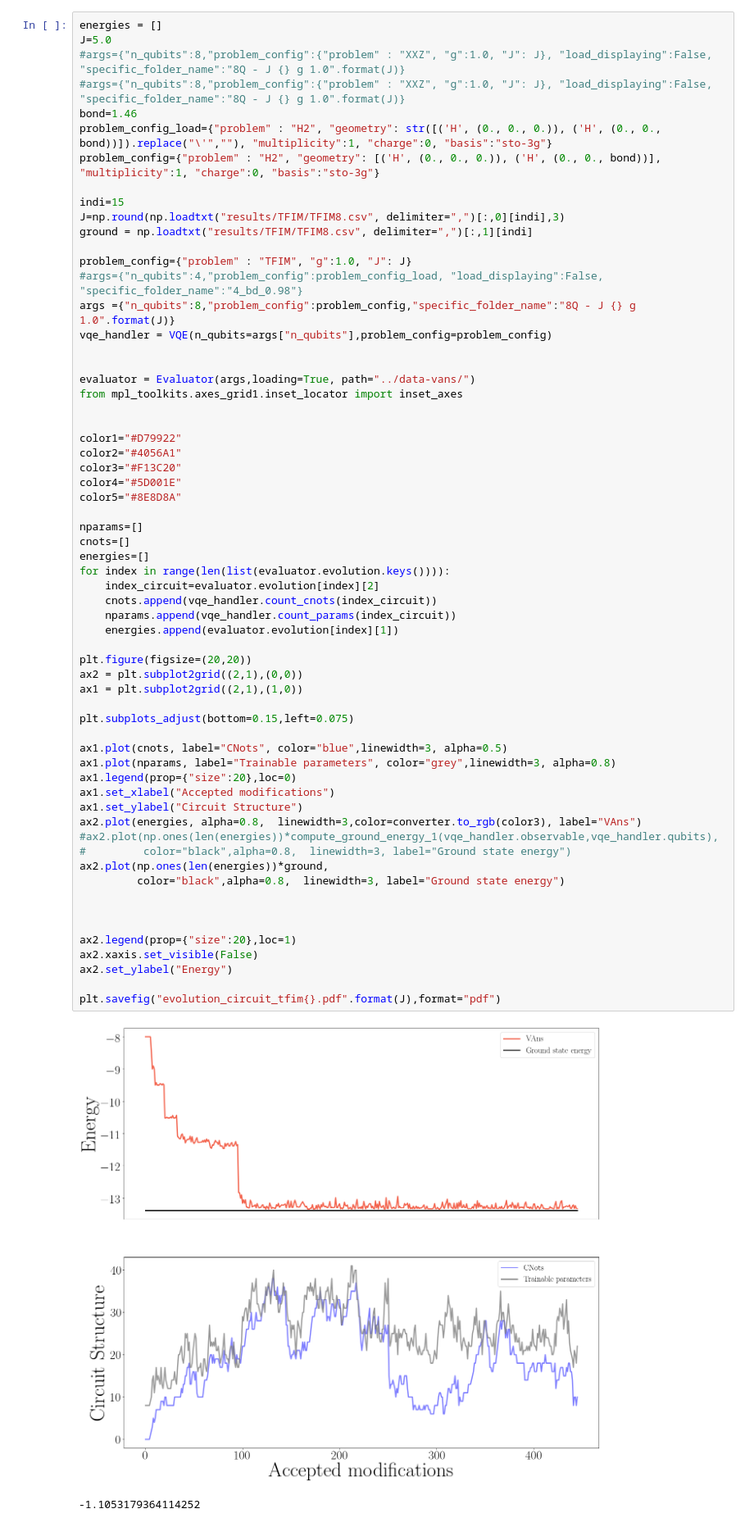
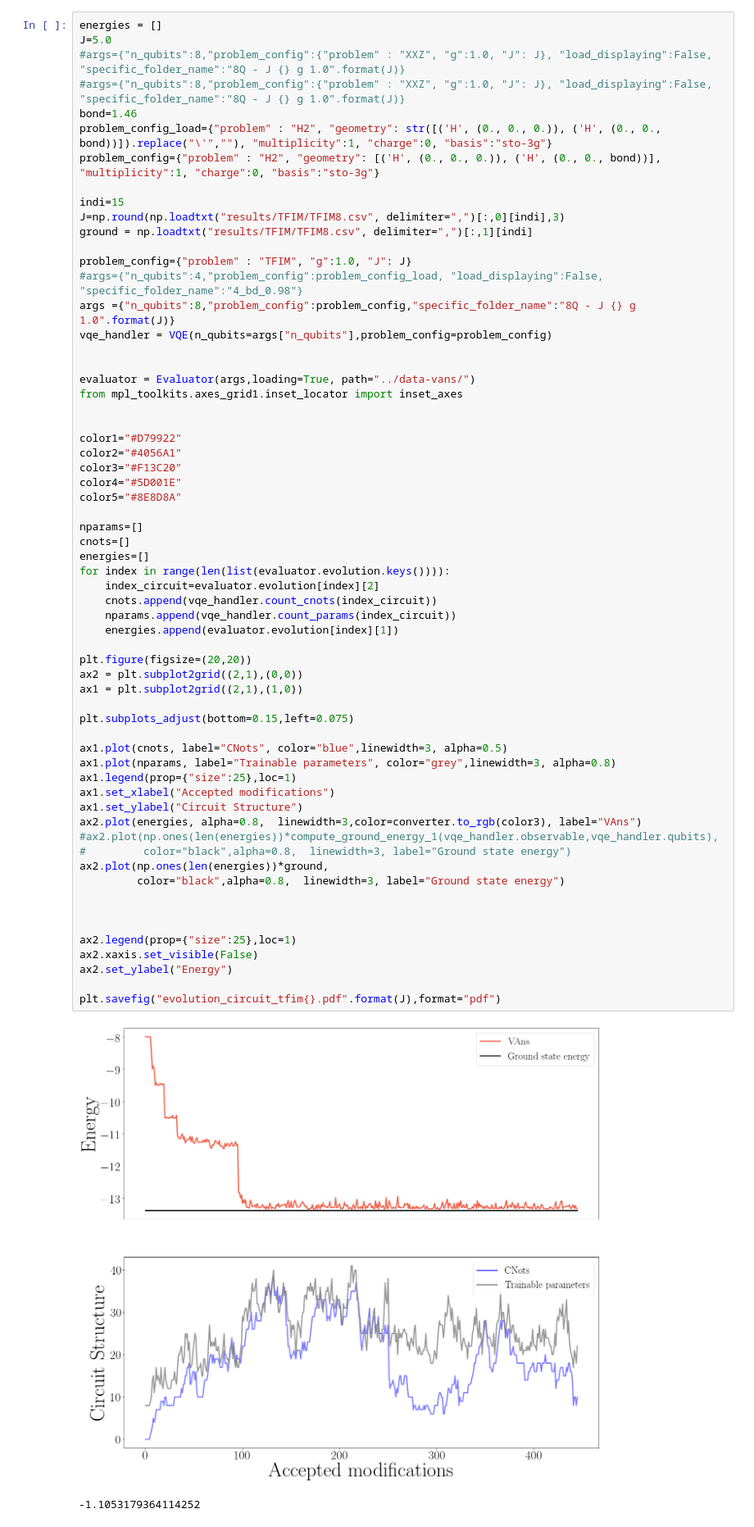
Before and after one commit to matibilkis/vans, a Jupyter notebook: HEApaper.ipynb, the cells around one changed output. Shown: that part at 82% size. Saved outputs shown, nothing was run; the diff lists cells and outputs as text.

```diff
--- a/HEApaper.ipynb
+++ b/HEApaper.ipynb
@@ -72,36 +61,36 @@ cnots=[]
 energies=[]
 for index in range(len(list(evaluator.evolution.keys()))):
     index_circuit=evaluator.evolution[index][2]
     cnots.append(vqe_handler.count_cnots(index_circuit))
     nparams.append(vqe_handler.count_params(index_circuit))
     energies.append(evaluator.evolution[index][1])
 
 plt.figure(figsize=(20,20))
 ax2 = plt.subplot2grid((2,1),(0,0))
 ax1 = plt.subplot2grid((2,1),(1,0))
 
 plt.subplots_adjust(bottom=0.15,left=0.075)
 
 ax1.plot(cnots, label="CNots", color="blue",linewidth=3, alpha=0.5)
 ax1.plot(nparams, label="Trainable parameters", color="grey",linewidth=3, alpha=0.8)
-ax1.legend(prop={"size":20},loc=0)
+ax1.legend(prop={"size":25},loc=1)
 ax1.set_xlabel("Accepted modifications")
 ax1.set_ylabel("Circuit Structure")
 ax2.plot(energies, alpha=0.8,  linewidth=3,color=converter.to_rgb(color3), label="VAns")
 #ax2.plot(np.ones(len(energies))*compute_ground_energy_1(vqe_handler.observable,vqe_handler.qubits),
 #         color="black",alpha=0.8,  linewidth=3, label="Ground state energy")
 ax2.plot(np.ones(len(energies))*ground,
          color="black",alpha=0.8,  linewidth=3, label="Ground state energy")
 
 
 
-ax2.legend(prop={"size":20},loc=1)
+ax2.legend(prop={"size":25},loc=1)
 ax2.xaxis.set_visible(False)
 ax2.set_ylabel("Energy")
 
 plt.savefig("evolution_circuit_tfim{}.pdf".format(J),format="pdf")
 # %% [output]
-[figure, old version]
+[figure, new version]
 # %%
 # %% [output]
 -1.1053179364114252
```
Also changed, not shown: parts of 4 cells of this notebook, 2 other files.
